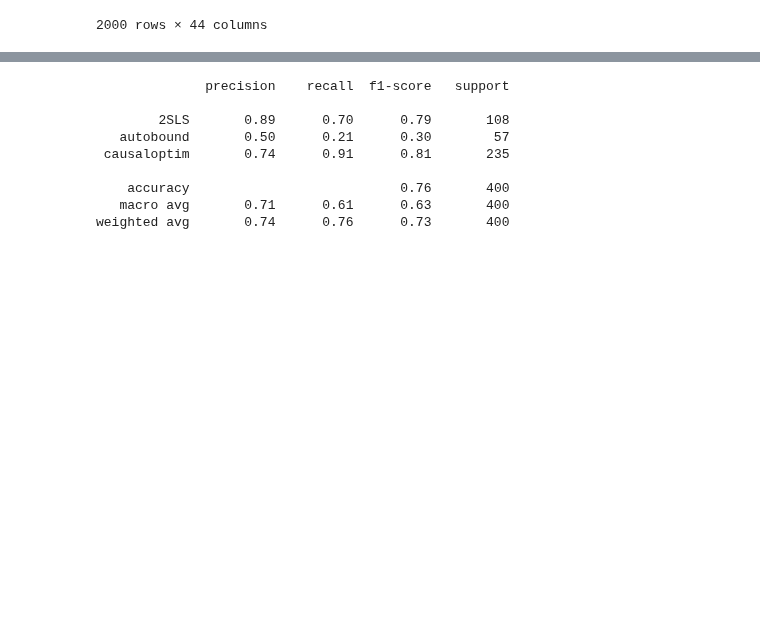
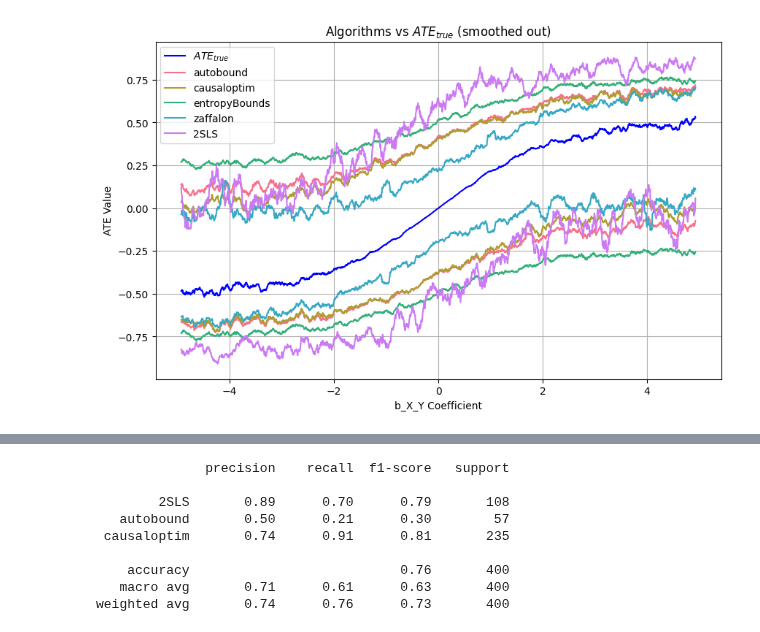
Before and after one commit to tmaringgele/causal-bounds, a Jupyter notebook: binaryIV/binaryIV_classification.ipynb, the cells around one changed output, grey strips where cells are left out. Saved outputs shown, nothing was run; the diff lists cells and outputs as text; code cells hidden in the pictures; blank space fills up the shorter version.

```diff
--- a/binaryIV/binaryIV_classification.ipynb
+++ b/binaryIV/binaryIV_classification.ipynb
@@ -51,3 +137,7 @@ data['tightest_bounds'].value_counts().plot(kind='bar', alpha=0.5, color='blue')
 # %%
-data
+dataplot = data.copy()
+# rename 2SLS_CI_lower to 2SLS_bound_lower and 2SLS_CI_upper to 2SLS_bound_upper
+dataplot.rename(columns={'2SLS_CI_lower': '2SLS_bound_lower', '2SLS_CI_upper': '2SLS_bound_upper'}, inplace=True)
+
+plot_smoothed_ate_vs_bounds(dataplot, algorithms=['autobound', 'causaloptim', 'entropyBounds', 'zaffalon', '2SLS'], window=30)
 # %% [output]
@@ -66,4 +144,4 @@ data
-2000 rows × 44 columns
+[figure, added]
 # %%
 # Define features and target
 features = ['entropy_Y', 'entropy_X', 'entropy_Z', 'corr_X_Y', 'corr_X_Z', 'corr_Y_Z']
```
Also changed, not shown: parts of 7 cells of this notebook, 1 other file.
